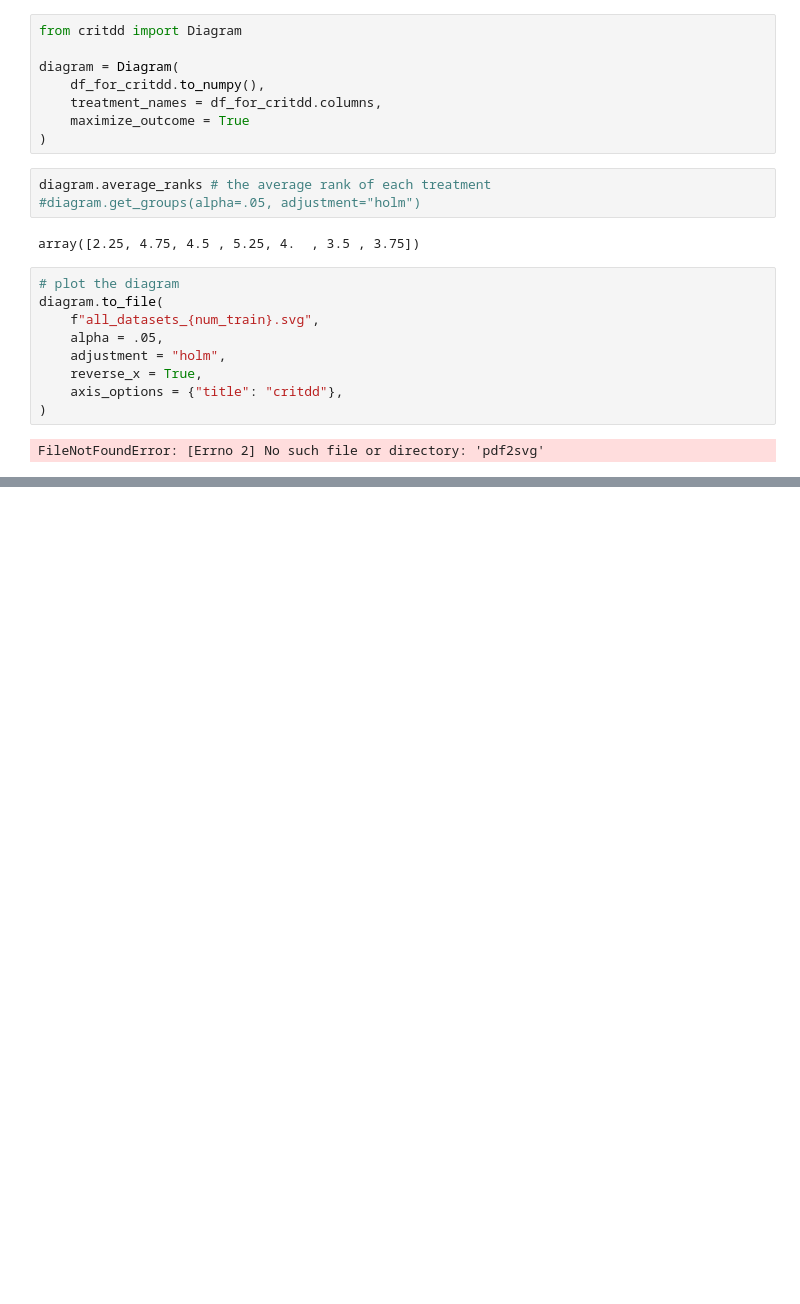
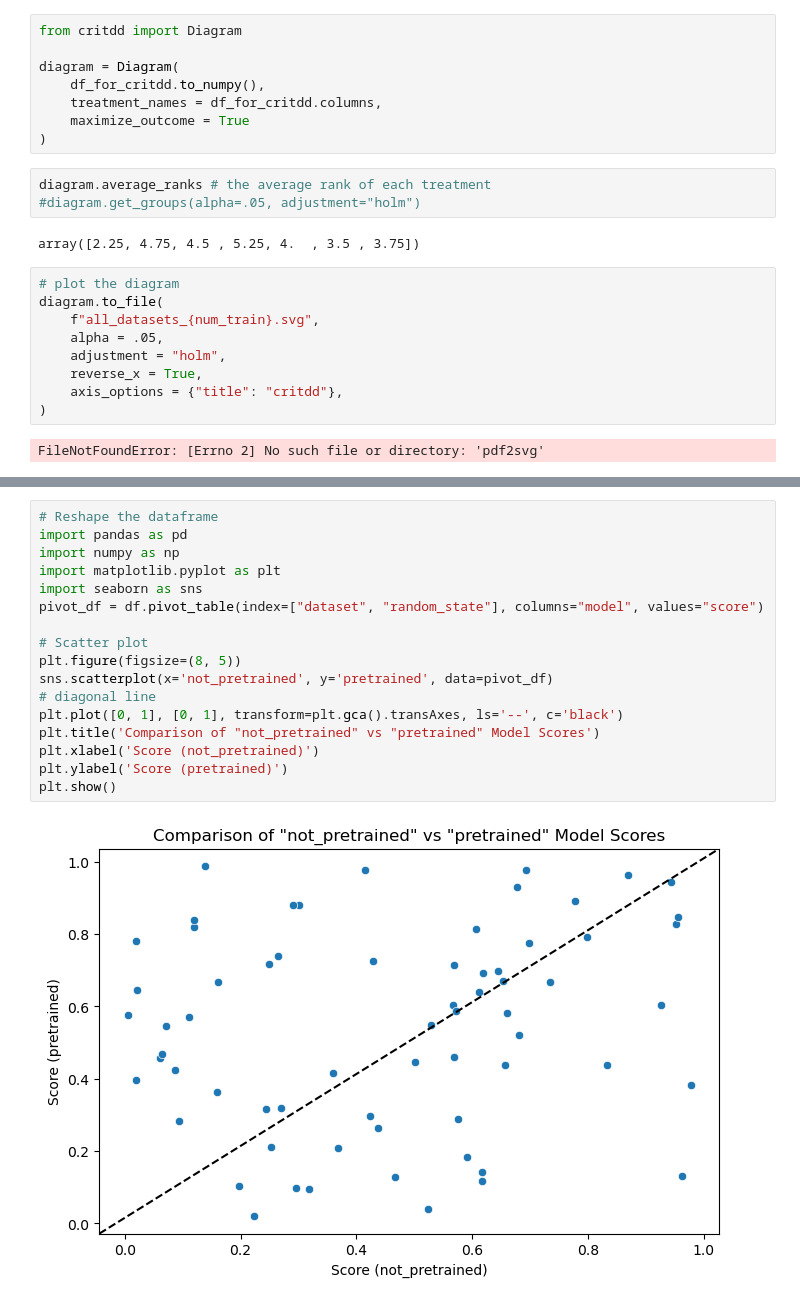
Before and after one commit to myungkim930/YATE, a Jupyter notebook: plots.ipynb, the cells around one changed output, grey strips where cells are left out. Saved outputs shown, nothing was run; the diff lists cells and outputs as text; blank space fills up the shorter version.

```diff
--- a/plots.ipynb
+++ b/plots.ipynb
@@ -193,0 +259,19 @@ FileNotFoundError: [Errno 2] No such file or directory: 'pdf2svg'
+# %%
+# Reshape the dataframe
+import pandas as pd
+import numpy as np
+import matplotlib.pyplot as plt
+import seaborn as sns
+pivot_df = df.pivot_table(index=["dataset", "random_state"], columns="model", values="score")
+
+# Scatter plot
+plt.figure(figsize=(8, 5))
+sns.scatterplot(x='not_pretrained', y='pretrained', data=pivot_df)
+# diagonal line
+plt.plot([0, 1], [0, 1], transform=plt.gca().transAxes, ls='--', c='black')
+plt.title('Comparison of "not_pretrained" vs "pretrained" Model Scores')
+plt.xlabel('Score (not_pretrained)')
+plt.ylabel('Score (pretrained)')
+plt.show()
+# %% [output]
+[figure, added]
```
Also changed, not shown: parts of 6 cells of this notebook.
